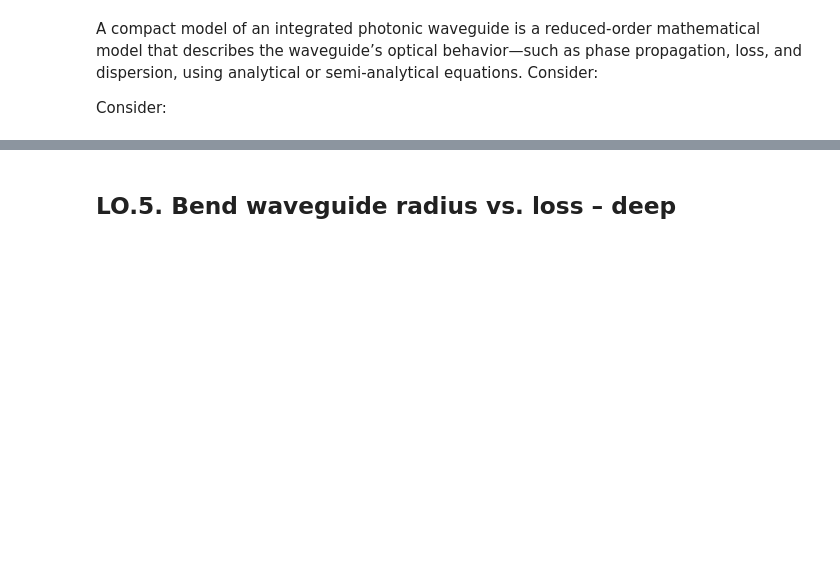
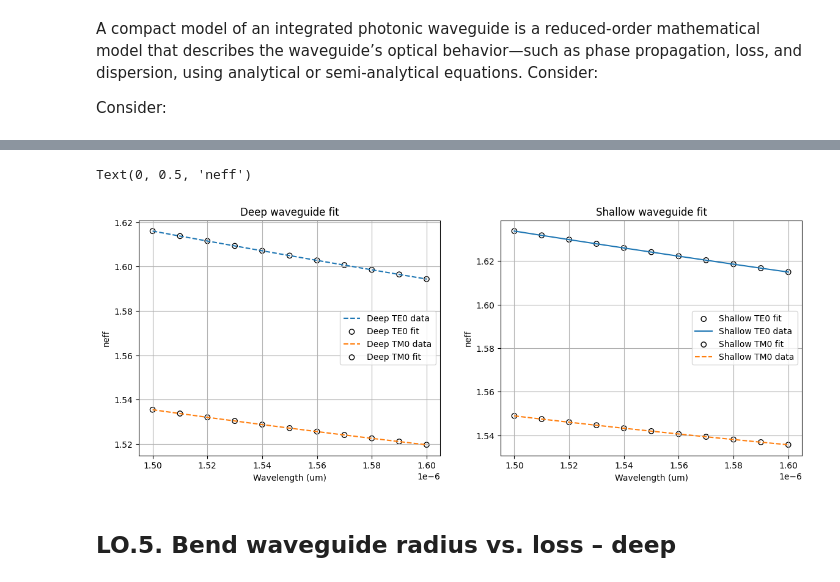
Before and after one commit to lorenagomezdiego/cifoin-lab1, a Jupyter notebook: WAVEGUIDES_Student.ipynb, the cells around one changed output, grey strips where cells are left out. Drawn from its saved outputs; the diff is of its cells as text; code cells hidden in the pictures; blank space fills up the shorter version.

```diff
--- a/WAVEGUIDES_Student.ipynb
+++ b/WAVEGUIDES_Student.ipynb
@@ -446,0 +415,74 @@ Shallow (300nm core, 150nm slab, 1.2um w):
+# %%
+# STUDENT! Put your code here.
+
+# Compact-model fit (2nd order) for deep and shallow waveguides
+lambda0_m =  1550 * 1e-9
+wavelength = np.linspace(1500, 1600, 11) * 1e-9
+n10_deep,n11_deep,n2_deep,n3_deep=[],[],[],[]
+n10_sh,n11_sh,n2_sh,n3_sh = [],[],[],[]
+for i in range(len(wavelength)):                          # reference wavelength (m)
+    x = wavelength- wavelength[i]
+    # Deep waveguide neff vs wavelength (TE0 and TM0)
+    y_deep = res_neff[:, 0:2]
+    p_deep = np.polyfit(x, y_deep, 2)
+    n10_deep.append(p_deep[2,0])
+    n11_deep.append(p_deep[2,1])
+
+    # Shallow waveguide neff vs wavelength (TE0 and TM0)
+    y_shallow = shallow_waveguide.n_eff[:, 0:2] # using L02 shallow waveguide results
+    p_shallow = np.polyfit(x, y_shallow, 2)
+    n10_sh.append(p_shallow[2,0])
+    n11_sh.append(p_shallow[2,1])
+
+# Fit TE0 (mode 0) and TM0 (mode 1): deep at lambda0_ref=1550nm
+x= wavelength - lambda0_m
+p_deep = np.polyfit(x, res_neff[:, 0:2], 2)
+n10_deep = p_deep[2, 0] + p_deep[1, 0] * x + p_deep[0, 0] * x**2  # fitted TE0 curve
+n11_deep = p_deep[2, 1] + p_deep[1, 1] * x + p_deep[0, 1] * x**2  # fitted TM0 curve
+
+# Fit TE0 (mode 0) and TM0 (mode 1): shallow
+p_shallow = np.polyfit(x, shallow_waveguide.n_eff[:, 0:2], 2)
+n10_sh = p_shallow[2, 0] + p_shallow[1, 0] * x + p_shallow[0, 0] * x**2
+n11_sh = p_shallow[2, 1] + p_shallow[1, 1] * x + p_shallow[0, 1] * x**2
+
+# ng and D only at lambda0_ref (single value per mode/structure)
+ng_deep_te0 = p_deep[2, 0] - p_deep[1, 0] * lambda0_m
+ng_deep_tm0 = p_deep[2, 1] - p_deep[1, 1] * lambda0_m
+D_deep_te0 = -2 * lambda0_m * p_deep[0, 0] / td.C_0
+D_deep_tm0 = -2 * lambda0_m * p_deep[0, 1] / td.C_0
+
+ng_sh_te0 = p_shallow[2, 0] - p_shallow[1, 0] * lambda0_m
+ng_sh_tm0 = p_shallow[2, 1] - p_shallow[1, 1] * lambda0_m
+D_sh_te0 = -2 * lambda0_m * p_shallow[0, 0] / td.C_0
+D_sh_tm0 = -2 * lambda0_m * p_shallow[0, 1] / td.C_0
+# Comparison table
+print(f"\nComparison at lambda0 = {lambda0_m*1e9:.0f} nm")
+print(f"{'Structure':<10} {'Mode':<5} {'neff':>16} {'ng':>16} {'D [s^2/m]':>20}")
+print("-" * 55)
+print(f"{'Deep':<10} {'TE0':<5} {n10_deep[5].real:>16.6f} {ng_deep_te0.real:>16.6f} {D_deep_te0.real:>20.3e}")
+print(f"{'Deep':<10} {'TM0':<5} {n11_deep[5].real:>16.6f} {ng_deep_tm0.real:>16.6f} {D_deep_tm0.real:>20.3e}")
+print(f"{'Shallow':<10} {'TE0':<5} {n10_sh[5].real:>16.6f} {ng_sh_te0.real:>16.6f} {D_sh_te0.real:>20.3e}")
+print(f"{'Shallow':<10} {'TM0':<5} {n11_sh[5].real:>16.6f} {ng_sh_tm0.real:>16.6f} {D_sh_tm0.real:>20.3e}")
+
+
+#We represent the fit and the data for the deep waveguide
+fig, (ax1, ax2) = plt.subplots(1, 2, figsize=(14, 5))
+ax1.grid()
+ax2.grid()
+ax1.plot(wavelength, res_neff[:,0], label='Deep TE0 data ', linestyle='--')
+ax1.scatter(wavelength, n10_deep,edgecolors='k', facecolors='none', label='Deep TE0 fit')
+ax1.plot(wavelength, res_neff[:,1], label='Deep TM0 data', linestyle='--')
+ax1.scatter(wavelength, n11_deep,edgecolors='k', facecolors='none', label='Deep TM0 fit')
+ax1.legend()
+ax1.set_title("Deep waveguide fit")
+ax1.set_xlabel("Wavelength (um)")
+ax1.set_ylabel("neff")
+ax2.scatter(wavelength, n10_sh,edgecolors='k', facecolors='none', label='Shallow TE0 fit')
+ax2.plot(wavelength, shallow_waveguide.n_eff[:,0].real, label='Shallow TE0 data')
+ax2.scatter(wavelength, n11_sh,edgecolors='k', facecolors='none', label='Shallow TM0 fit')
+ax2.plot(wavelength, shallow_waveguide.n_eff[:,1].real, label='Shallow TM0 data', linestyle='--')
+ax2.legend()
+ax2.set_title("Shallow waveguide fit")
+ax2.set_xlabel("Wavelength (um)")
+ax2.set_ylabel("neff")
+# %% [output]
@@ -447,3 +496,5 @@ Shallow (300nm core, 150nm slab, 1.2um w):
+Text(0, 0.5, 'neff')
+[figure, added]
 # %% [markdown]
 ## LO.5. Bend waveguide radius vs. loss – deep
 # %% [markdown]
```
Also changed, not shown: parts of 18 cells of this notebook, 4 other files.
